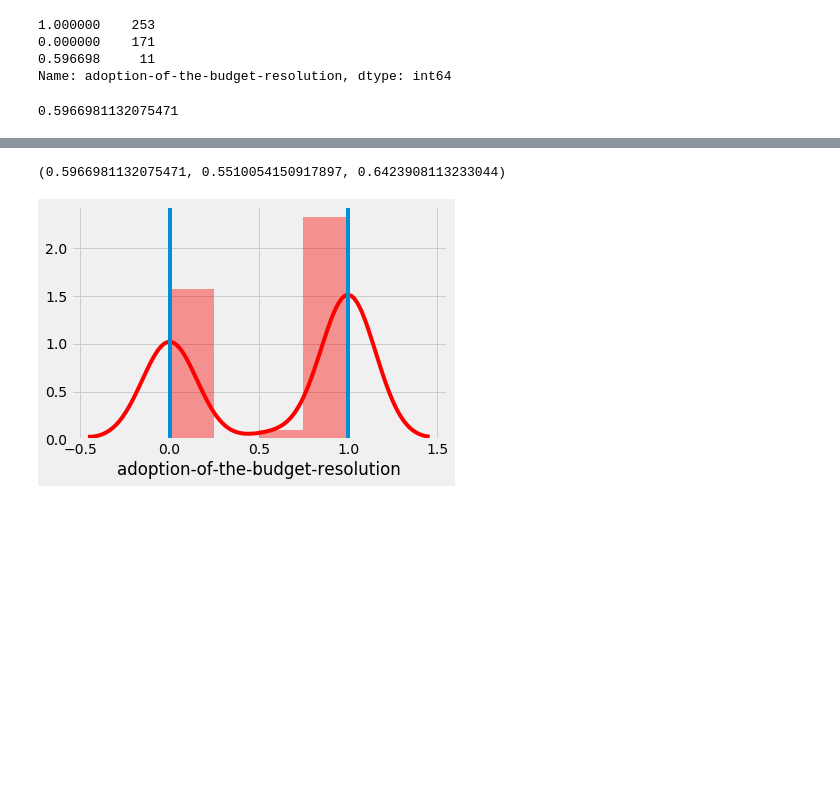
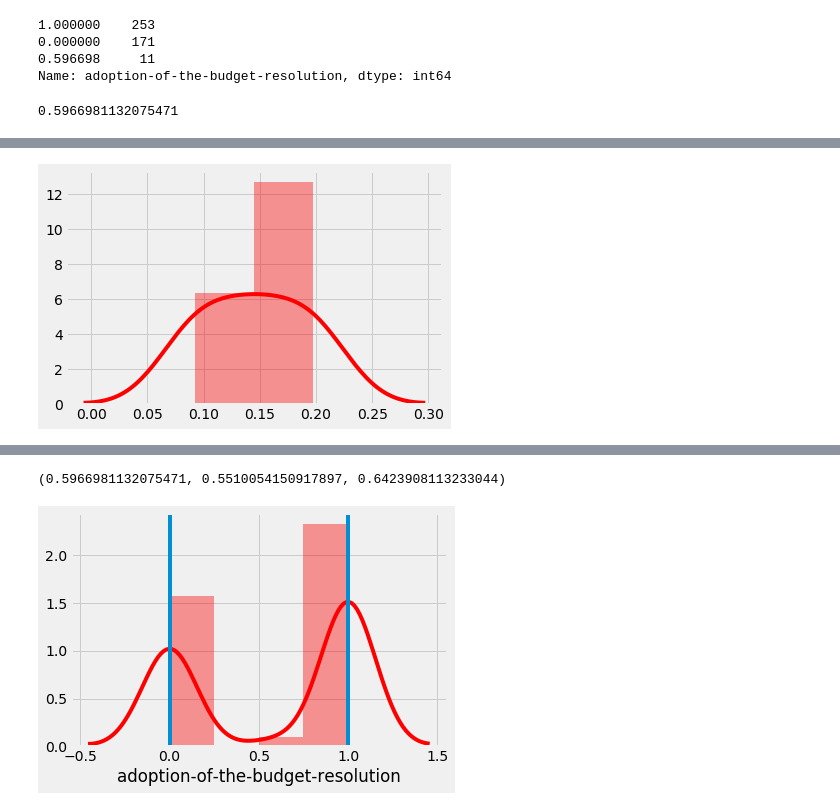
Before and after one commit to Edudeiko/DS-Unit-1-Sprint-3-Statistical-Tests-and-Experiments, a Jupyter notebook: module2-sampling-confidence-intervals-and-hypothesis-testing/Evgenii_Dudeiko_DSPT3_132_Sampling_Confidence_Intervals_and_Hypothesis_Testing_Assignment.ipynb, the cells around one changed output, grey strips where cells are left out. Cells and saved outputs as stored; diff of their text form; code cells hidden in the pictures; blank space fills up the shorter version.

```diff
--- a/module2-sampling-confidence-intervals-and-hypothesis-testing/Evgenii_Dudeiko_DSPT3_132_Sampling_Confidence_Intervals_and_Hypothesis_Testing_Assignment.ipynb
+++ b/module2-sampling-confidence-intervals-and-hypothesis-testing/Evgenii_Dudeiko_DSPT3_132_Sampling_Confidence_Intervals_and_Hypothesis_Testing_Assignment.ipynb
@@ -134,3 +166,7 @@ def confidence_interval(data, confidence=0.95):
+# %%
+sns.distplot(confidence_interval(df_rep['adoption-of-the-budget-resolution']), color='r');
+# %% [output]
+[figure, added]
 # %%
 sample_size = 435
 sample = df['adoption-of-the-budget-resolution'].sample(sample_size)
```
Also changed, not shown: parts of 14 cells of this notebook.
